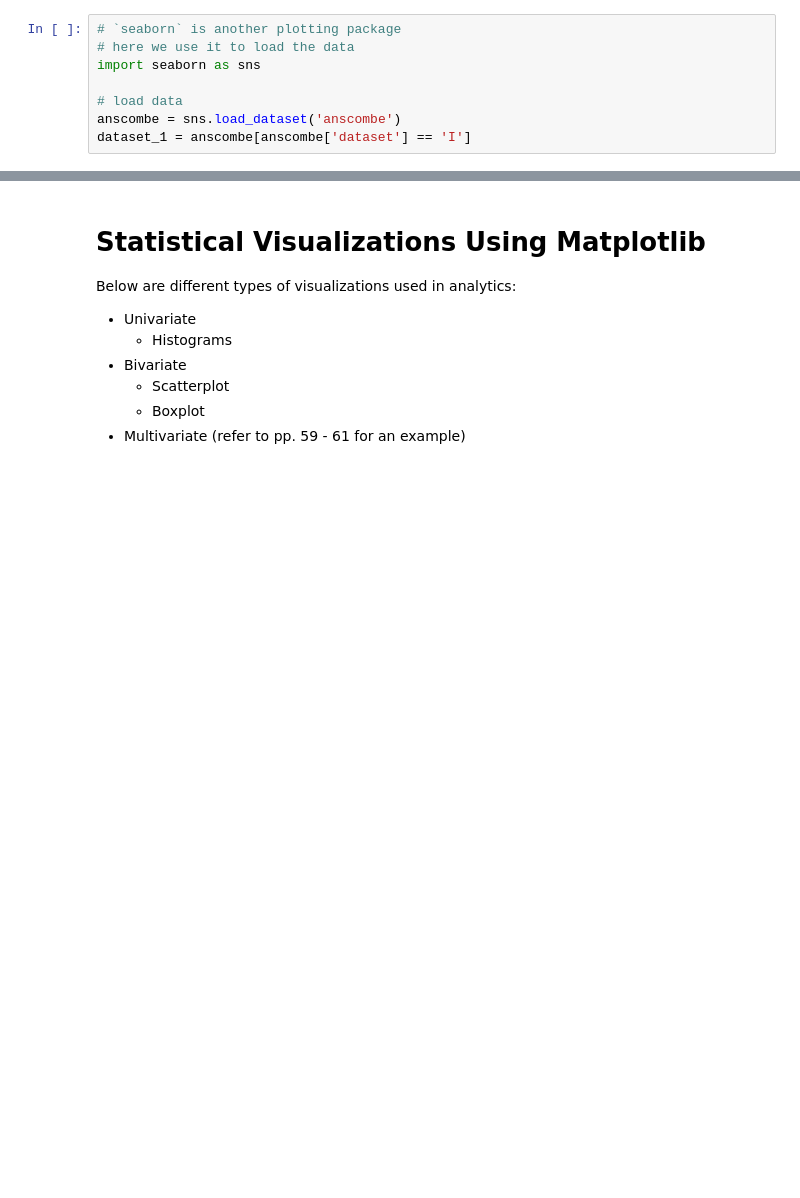
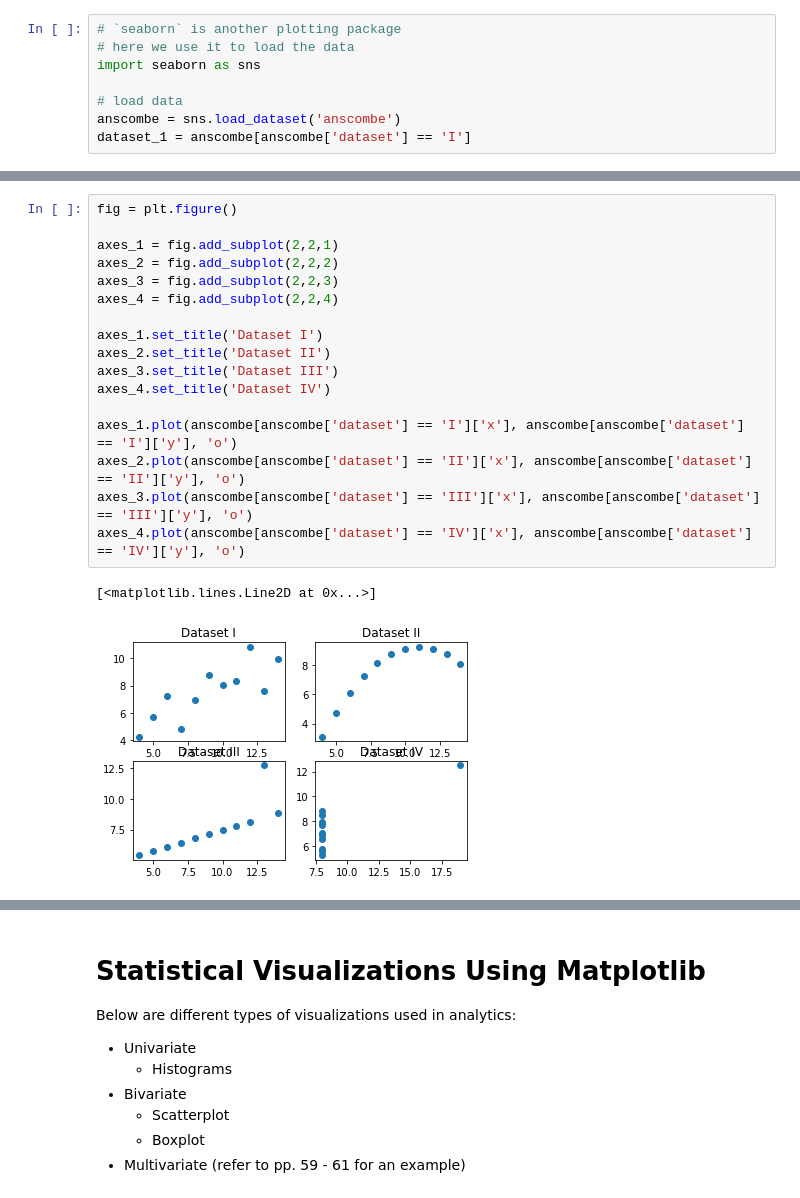
Before and after one commit to Fairfield-University-BA505/week-9-dylanmeyer66, a Jupyter notebook: Lecture08-Pandas_data_structure_and_ploting.ipynb, the cells around one changed output, grey strips where cells are left out. Drawn from its saved outputs; the diff is of its cells as text; blank space fills up the shorter version.

```diff
--- a/Lecture08-Pandas_data_structure_and_ploting.ipynb
+++ b/Lecture08-Pandas_data_structure_and_ploting.ipynb
@@ -764,3 +774,23 @@ See tge text book pp. 52 - 55 for more help.
+# %%
+fig = plt.figure()
+
+axes_1 = fig.add_subplot(2,2,1)
+axes_2 = fig.add_subplot(2,2,2)
+axes_3 = fig.add_subplot(2,2,3)
+axes_4 = fig.add_subplot(2,2,4)
+
+axes_1.set_title('Dataset I')
+axes_2.set_title('Dataset II')
+axes_3.set_title('Dataset III')
+axes_4.set_title('Dataset IV')
+
+axes_1.plot(anscombe[anscombe['dataset'] == 'I']['x'], anscombe[anscombe['dataset'] == 'I']['y'], 'o')
+axes_2.plot(anscombe[anscombe['dataset'] == 'II']['x'], anscombe[anscombe['dataset'] == 'II']['y'], 'o')
+axes_3.plot(anscombe[anscombe['dataset'] == 'III']['x'], anscombe[anscombe['dataset'] == 'III']['y'], 'o')
+axes_4.plot(anscombe[anscombe['dataset'] == 'IV']['x'], anscombe[anscombe['dataset'] == 'IV']['y'], 'o')
+# %% [output]
+[<matplotlib.lines.Line2D at 0x...>]
+[figure, added]
 # %% [markdown]
 # Anatomy of a Figure
 
```
Also changed, not shown: parts of 4 cells of this notebook.
